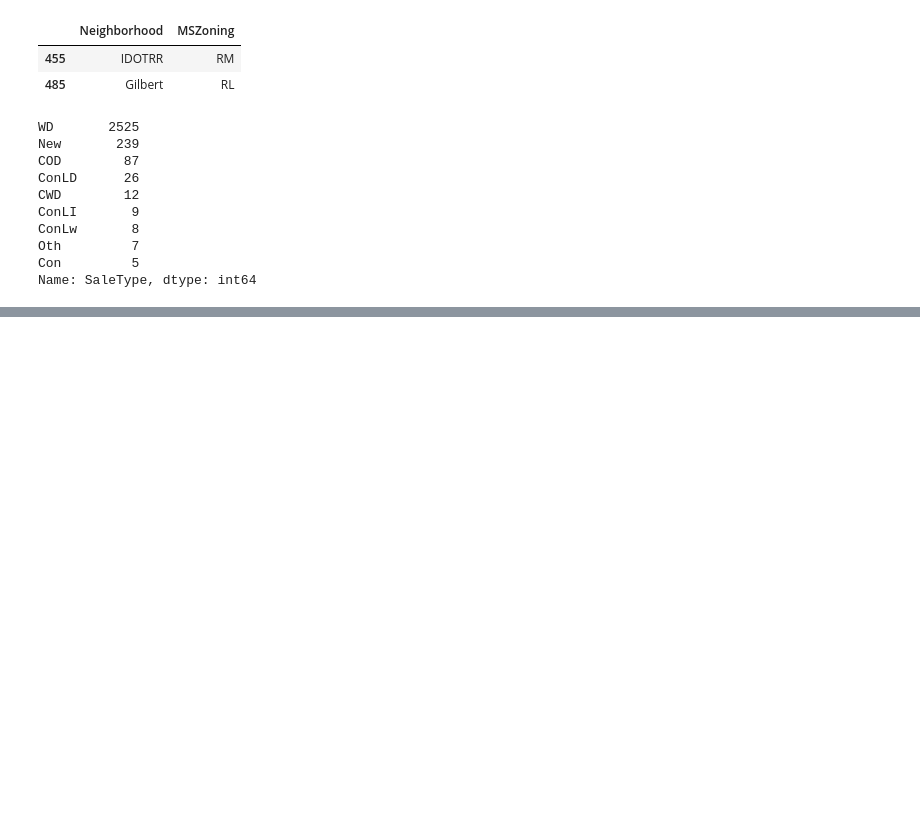
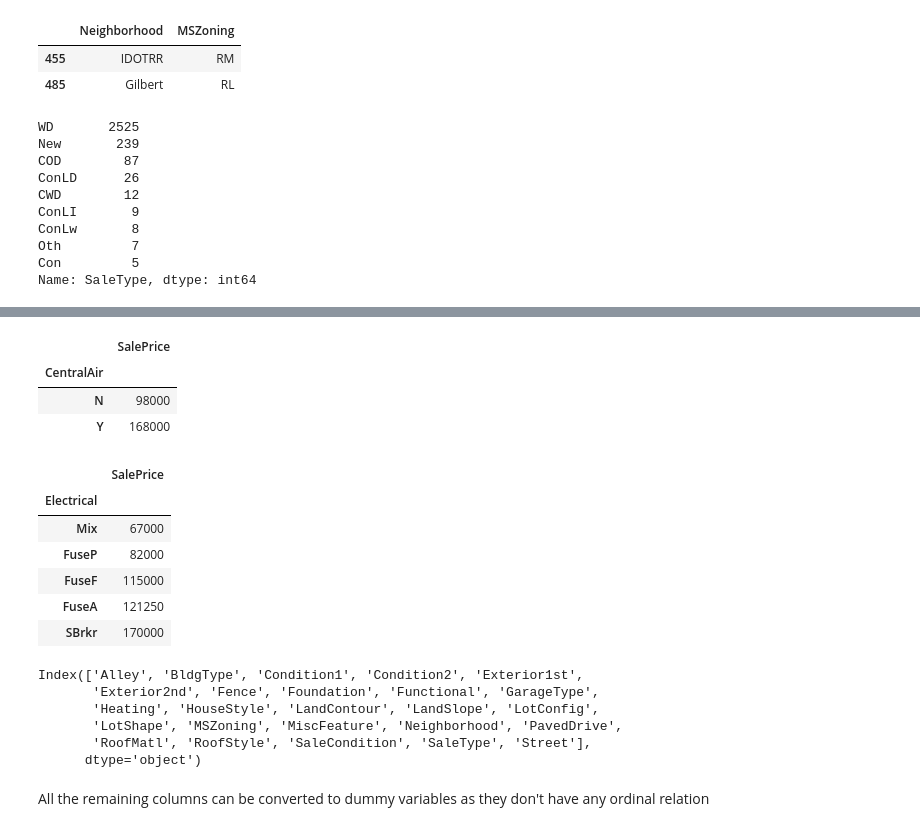
Before and after one commit to manshubh/kaggle-HousePricing, a Jupyter notebook: MyHousePricing.ipynb, the cells around one changed output, grey strips where cells are left out. Saved outputs shown, nothing was run; the diff lists cells and outputs as text; code cells hidden in the pictures; blank space fills up the shorter version.

```diff
--- a/MyHousePricing.ipynb
+++ b/MyHousePricing.ipynb
@@ -267,0 +347,9 @@ Name: SaleType, dtype: int64
+# %%
+pivot=train.pivot_table(index='CentralAir',values='SalePrice',aggfunc=np.median)
+pivot.sort_values(by='SalePrice',ascending=True,inplace=True)
+pivot
+# %% [output]
+|  | SalePrice |
+| CentralAir |  |
+| N | 98000 |
+| Y | 168000 |
@@ -267,0 +358,12 @@ Name: SaleType, dtype: int64
+# %%
+pivot=train.pivot_table(index='Electrical',values='SalePrice',aggfunc=np.median)
+pivot.sort_values(by='SalePrice',ascending=True,inplace=True)
+pivot
+# %% [output]
+|  | SalePrice |
+| Electrical |  |
+| Mix | 67000 |
+| FuseP | 82000 |
+| FuseF | 115000 |
+| FuseA | 121250 |
+| SBrkr | 170000 |
@@ -267,0 +372,10 @@ Name: SaleType, dtype: int64
+# %%
+categ_data=alldata.select_dtypes(include=['object'])
+categ_data.columns
+# %% [output]
+Index(['Alley', 'BldgType', 'Condition1', 'Condition2', 'Exterior1st',
+       'Exterior2nd', 'Fence', 'Foundation', 'Functional', 'GarageType',
+       'Heating', 'HouseStyle', 'LandContour', 'LandSlope', 'LotConfig',
+       'LotShape', 'MSZoning', 'MiscFeature', 'Neighborhood', 'PavedDrive',
+       'RoofMatl', 'RoofStyle', 'SaleCondition', 'SaleType', 'Street'],
+      dtype='object')
@@ -267,0 +391,2 @@ Name: SaleType, dtype: int64
+# %% [markdown]
+All the remaining columns can be converted to dummy variables as they don't have any ordinal relation
```
Also changed, not shown: parts of 49 cells of this notebook.
